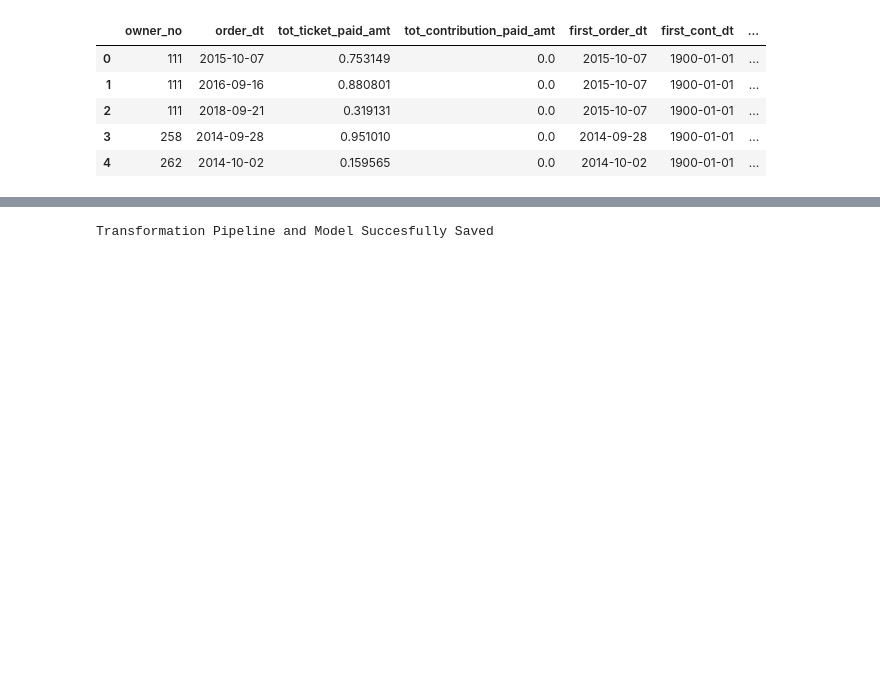
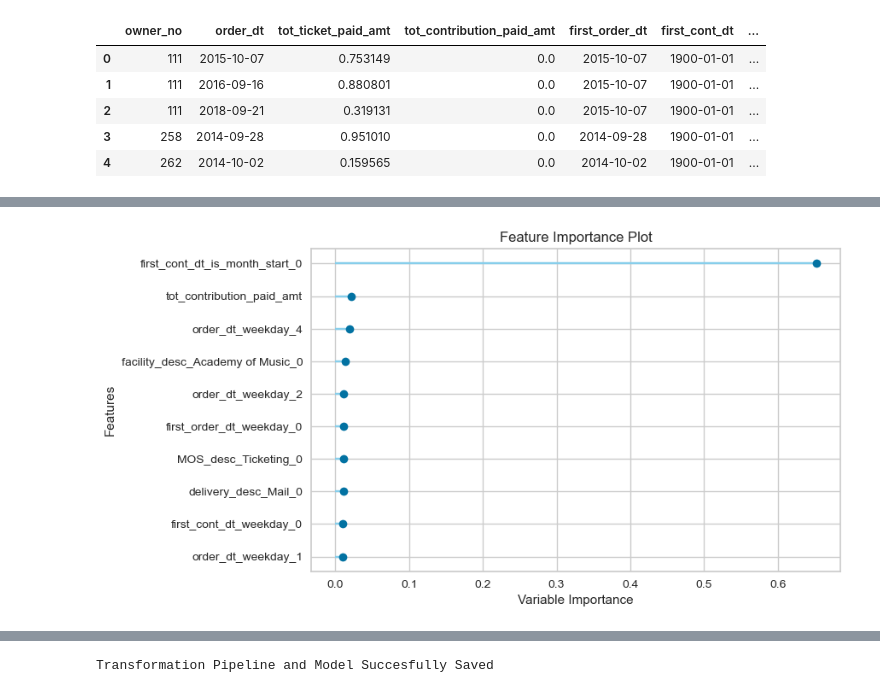
Before and after one commit to SwissMisra/ML_Contributions, a Jupyter notebook: notebooks/4.0 PyCaret Model on Target 1.ipynb, the cells around one changed output, grey strips where cells are left out. Cells and saved outputs as stored; diff of their text form; code cells hidden in the pictures; blank space fills up the shorter version.

```diff
--- a/notebooks/4.0 PyCaret Model on Target 1.ipynb
+++ b/notebooks/4.0 PyCaret Model on Target 1.ipynb
@@ -110,0 +138,4 @@ model = create_model('catboost')
+# %%
+plot_model(model, 'feature', save=True)
+# %% [output]
+[figure, added]
```
Also changed, not shown: parts of 13 cells of this notebook, 32 other files.
